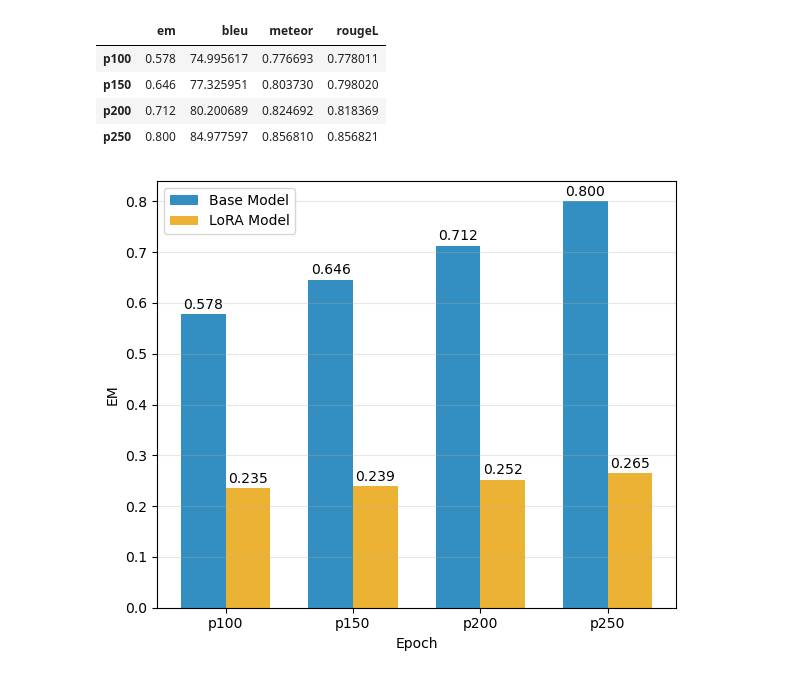
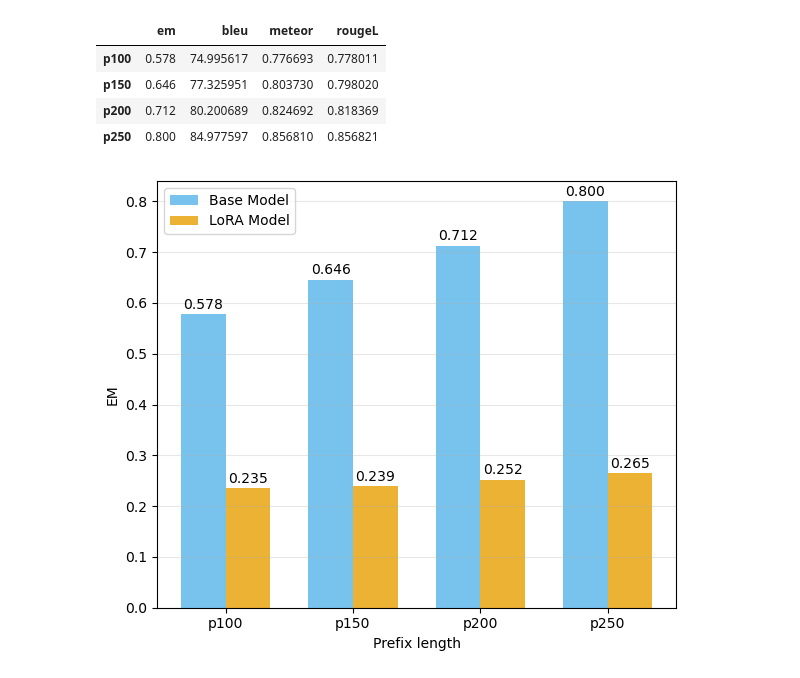
Before and after one commit to AISE-TUDelft/LLM4Code-memtune-ext, a Jupyter notebook: experiments/lora/memorization/results/results_mem.ipynb, the cells around one changed output. Saved outputs shown, nothing was run; the diff lists cells and outputs as text; code cells hidden in the pictures.

```diff
--- a/experiments/lora/memorization/results/results_mem.ipynb
+++ b/experiments/lora/memorization/results/results_mem.ipynb
@@ -94,7 +94,7 @@ bar_width = 0.35
 
 # Plot base model EM
 base_bars = ax.bar(x_pos - bar_width/2, base_em, bar_width,
-                   label='Base Model', color='#0072B2', alpha=0.8)
+                   label='Base Model', color='#56B4E9', alpha=0.8)
 
 # Plot LoRA model EM (starting from ep1)
 lo_bars = ax.bar(x_pos[1:] + bar_width/2, lo_em, bar_width,
@@ -198,33 +198,33 @@ lo_em = [lo_means.loc[pl, 'em'] for pl in plens]
 x_pos = np.arange(len(plens))
 bar_width = 0.35
 
 # Plot base model EM
 base_bars = ax.bar(x_pos - bar_width/2, base_em, bar_width,
-                   label='Base Model', color='#0072B2', alpha=0.8)
+                   label='Base Model', color='#56B4E9', alpha=0.8)
 
 # Plot LoRA model EM (starting from ep1)
 lo_bars = ax.bar(x_pos + bar_width/2, lo_em, bar_width,
                  label='LoRA Model', color='#E69F00', alpha=0.8)
 
 # Customize the plot
-ax.set_xlabel('Epoch')
+ax.set_xlabel('Prefix length')
 ax.set_ylabel('EM')
 # ax.set_title('Exact Match Performance: Base vs LoRA Model')
 ax.set_xticks(x_pos)
 ax.set_xticklabels(plens)
 ax.legend()
 ax.grid(axis='y', alpha=0.3)
 
 # Add value labels on top of bars
 for bars in [base_bars, lo_bars]:
     for bar in bars:
         height = bar.get_height()
         ax.text(bar.get_x() + bar.get_width()/2, height + 0.005,
                 f'{height:.3f}', ha='center', va='bottom', fontsize=10)
 
 plt.tight_layout()
 plt.show()
 
 fig.savefig('./lo_plen_mem_ep.pdf', format='pdf')
 # %% [output]
-[figure, old version]
+[figure, new version]
```
Also changed, not shown: parts of 1 cell of this notebook, 16 other files.
